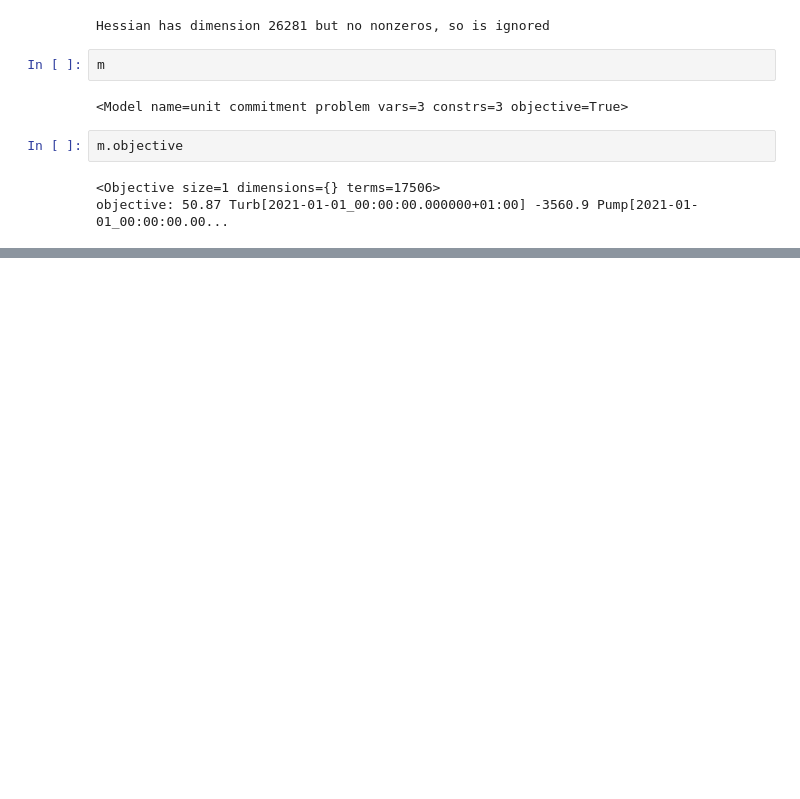
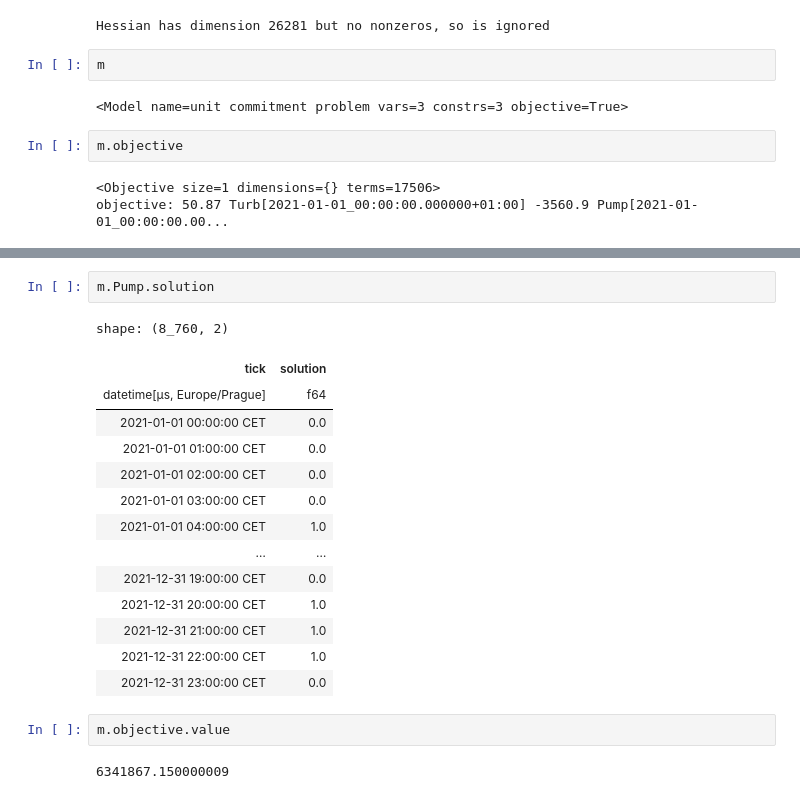
Before and after one commit to aurelije/or-models, a Jupyter notebook: unit_commitment/Unit Commitment Problem I - Pumped storage_pyoframe.ipynb, the cells around one changed output, grey strips where cells are left out. Saved outputs shown, nothing was run; the diff lists cells and outputs as text; blank space fills up the shorter version.

```diff
--- a/unit_commitment/Unit Commitment Problem I - Pumped storage_pyoframe.ipynb
+++ b/unit_commitment/Unit Commitment Problem I - Pumped storage_pyoframe.ipynb
@@ -237,0 +284,21 @@ Writing the model to unit_commitment_problem.mps
+# %%
+m.Pump.solution
+# %% [output]
+shape: (8_760, 2)
+| tick | solution |
+| datetime[μs, Europe/Prague] | f64 |
+| 2021-01-01 00:00:00 CET | 0.0 |
+| 2021-01-01 01:00:00 CET | 0.0 |
+| 2021-01-01 02:00:00 CET | 0.0 |
+| 2021-01-01 03:00:00 CET | 0.0 |
+| 2021-01-01 04:00:00 CET | 1.0 |
+| … | … |
+| 2021-12-31 19:00:00 CET | 0.0 |
+| 2021-12-31 20:00:00 CET | 1.0 |
+| 2021-12-31 21:00:00 CET | 1.0 |
+| 2021-12-31 22:00:00 CET | 1.0 |
+| 2021-12-31 23:00:00 CET | 0.0 |
+# %%
+m.objective.value
+# %% [output]
+6341867.150000009
```
Also changed, not shown: parts of 14 cells of this notebook.
